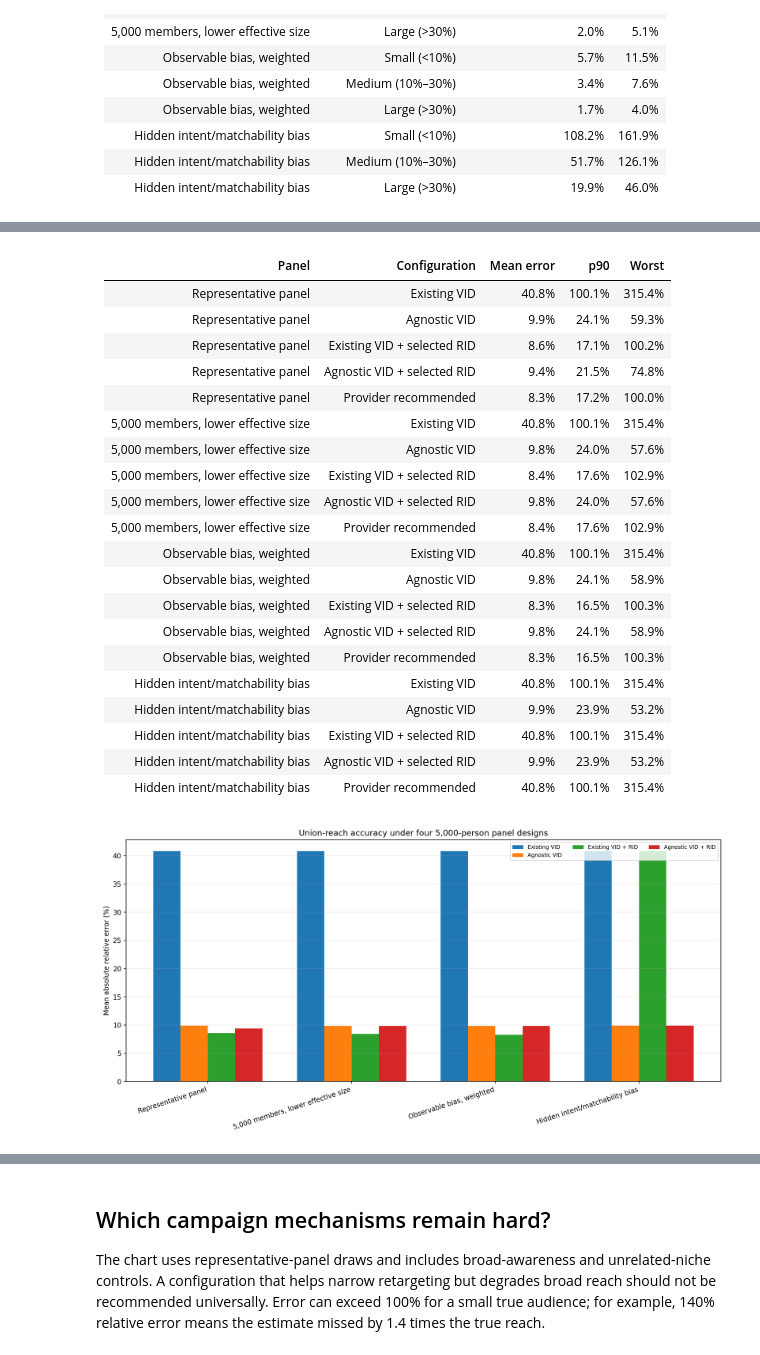
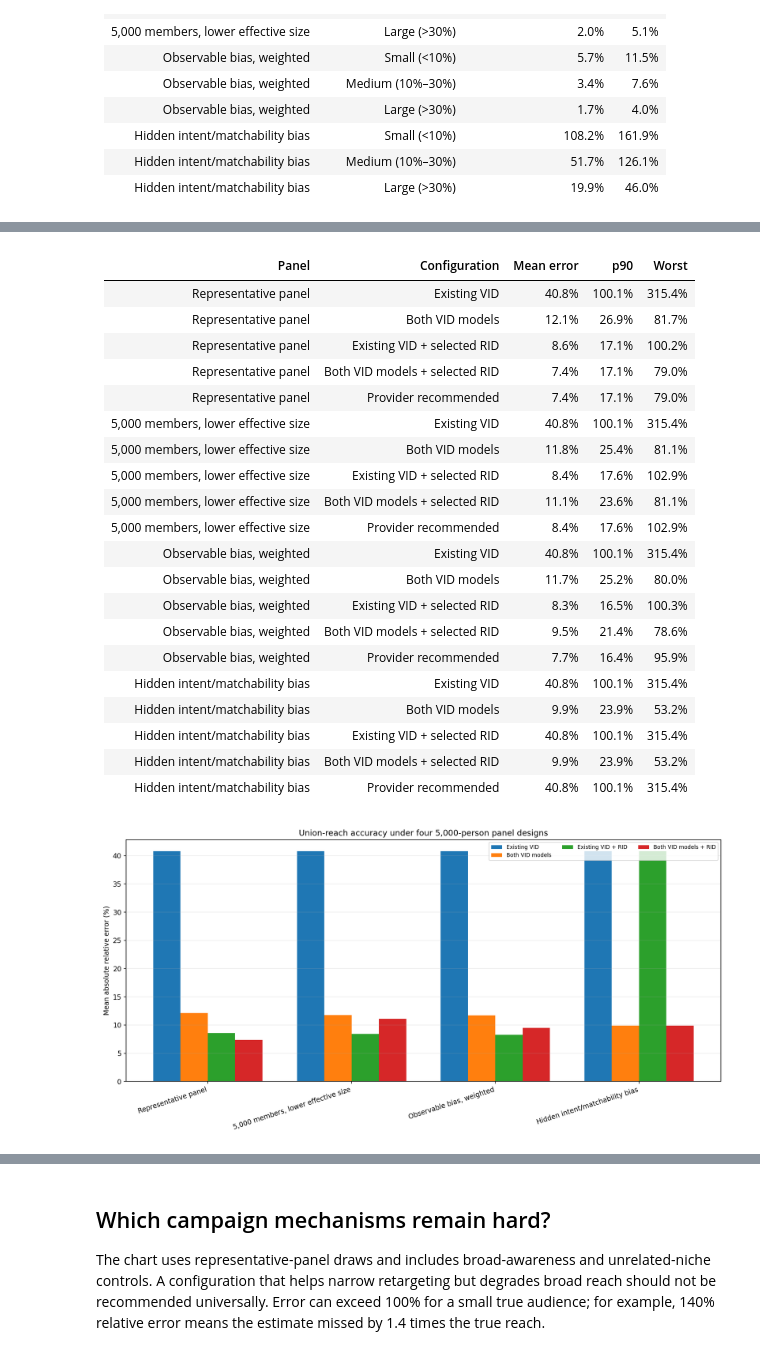
Before and after one commit to world-federation-of-advertisers/calibrated-vid, a Jupyter notebook: notebooks/meta_campaign_scenarios.ipynb, the cells around one changed output, grey strips where cells are left out. Drawn from its saved outputs; the diff is of its cells as text; code cells hidden in the pictures.

```diff
--- a/notebooks/meta_campaign_scenarios.ipynb
+++ b/notebooks/meta_campaign_scenarios.ipynb
@@ -237,55 +237,55 @@ The synthetic existing-VID baseline deliberately assumes that campaign overlap f
 # %%
 CONFIGURATIONS = [
     "existing_vid",
-    "agnostic_vid",
+    "two_vid",
     "existing_plus_selected_rid",
-    "agnostic_plus_selected_rid",
+    "two_vid_plus_selected_rid",
     "provider_recommended",
 ]
 configuration_labels = {
     "existing_vid": "Existing VID",
-    "agnostic_vid": "Agnostic VID",
+    "two_vid": "Both VID models",
     "existing_plus_selected_rid": "Existing VID + selected RID",
-    "agnostic_plus_selected_rid": "Agnostic VID + selected RID",
+    "two_vid_plus_selected_rid": "Both VID models + selected RID",
     "provider_recommended": "Provider recommended",
 }
 accuracy_rows = []
 for design, design_summary in summary["method_summary"].items():
     for method in CONFIGURATIONS:
         result = design_summary[method]
         accuracy_rows.append({
             "panel": summary["panel_designs"][design]["label"],
             "method": configuration_labels[method],
             "mean": f"{result['mean']:.1%}",
             "p90": f"{result['p90']:.1%}",
             "worst": f"{result['max']:.1%}",
         })
 display(Markdown(markdown_table(
     accuracy_rows,
     [("panel", "Panel"), ("method", "Configuration"), ("mean", "Mean error"), ("p90", "p90"), ("worst", "Worst")],
 )))
 display(Image(filename=str(OUTPUT_DIR / "error_by_panel_design.png")))
 # %% [output]
 | Panel | Configuration | Mean error | p90 | Worst |
 |---|---|---|---|---|
 | Representative panel | Existing VID | 40.8% | 100.1% | 315.4% |
-| Representative panel | Agnostic VID | 9.9% | 24.1% | 59.3% |
+| Representative panel | Both VID models | 12.1% | 26.9% | 81.7% |
 | Representative panel | Existing VID + selected RID | 8.6% | 17.1% | 100.2% |
-| Representative panel | Agnostic VID + selected RID | 9.4% | 21.5% | 74.8% |
-| Representative panel | Provider recommended | 8.3% | 17.2% | 100.0% |
+| Representative panel | Both VID models + selected RID | 7.4% | 17.1% | 79.0% |
+| Representative panel | Provider recommended | 7.4% | 17.1% | 79.0% |
 | 5,000 members, lower effective size | Existing VID | 40.8% | 100.1% | 315.4% |
-| 5,000 members, lower effective size | Agnostic VID | 9.8% | 24.0% | 57.6% |
+| 5,000 members, lower effective size | Both VID models | 11.8% | 25.4% | 81.1% |
 | 5,000 members, lower effective size | Existing VID + selected RID | 8.4% | 17.6% | 102.9% |
-| 5,000 members, lower effective size | Agnostic VID + selected RID | 9.8% | 24.0% | 57.6% |
+| 5,000 members, lower effective size | Both VID models + selected RID | 11.1% | 23.6% | 81.1% |
 | 5,000 members, lower effective size | Provider recommended | 8.4% | 17.6% | 102.9% |
 | Observable bias, weighted | Existing VID | 40.8% | 100.1% | 315.4% |
-| Observable bias, weighted | Agnostic VID | 9.8% | 24.1% | 58.9% |
+| Observable bias, weighted | Both VID models | 11.7% | 25.2% | 80.0% |
 | Observable bias, weighted | Existing VID + selected RID | 8.3% | 16.5% | 100.3% |
-| Observable bias, weighted | Agnostic VID + selected RID | 9.8% | 24.1% | 58.9% |
-| Observable bias, weighted | Provider recommended | 8.3% | 16.5% | 100.3% |
+| Observable bias, weighted | Both VID models + selected RID | 9.5% | 21.4% | 78.6% |
+| Observable bias, weighted | Provider recommended | 7.7% | 16.4% | 95.9% |
 | Hidden intent/matchability bias | Existing VID | 40.8% | 100.1% | 315.4% |
-| Hidden intent/matchability bias | Agnostic VID | 9.9% | 23.9% | 53.2% |
+| Hidden intent/matchability bias | Both VID models | 9.9% | 23.9% | 53.2% |
 | Hidden intent/matchability bias | Existing VID + selected RID | 40.8% | 100.1% | 315.4% |
-| Hidden intent/matchability bias | Agnostic VID + selected RID | 9.9% | 23.9% | 53.2% |
+| Hidden intent/matchability bias | Both VID models + selected RID | 9.9% | 23.9% | 53.2% |
 | Hidden intent/matchability bias | Provider recommended | 40.8% | 100.1% | 315.4% |
-[figure, old version]
+[figure, new version]
```
Also changed, not shown: parts of 14 cells of this notebook, 12 other files.
